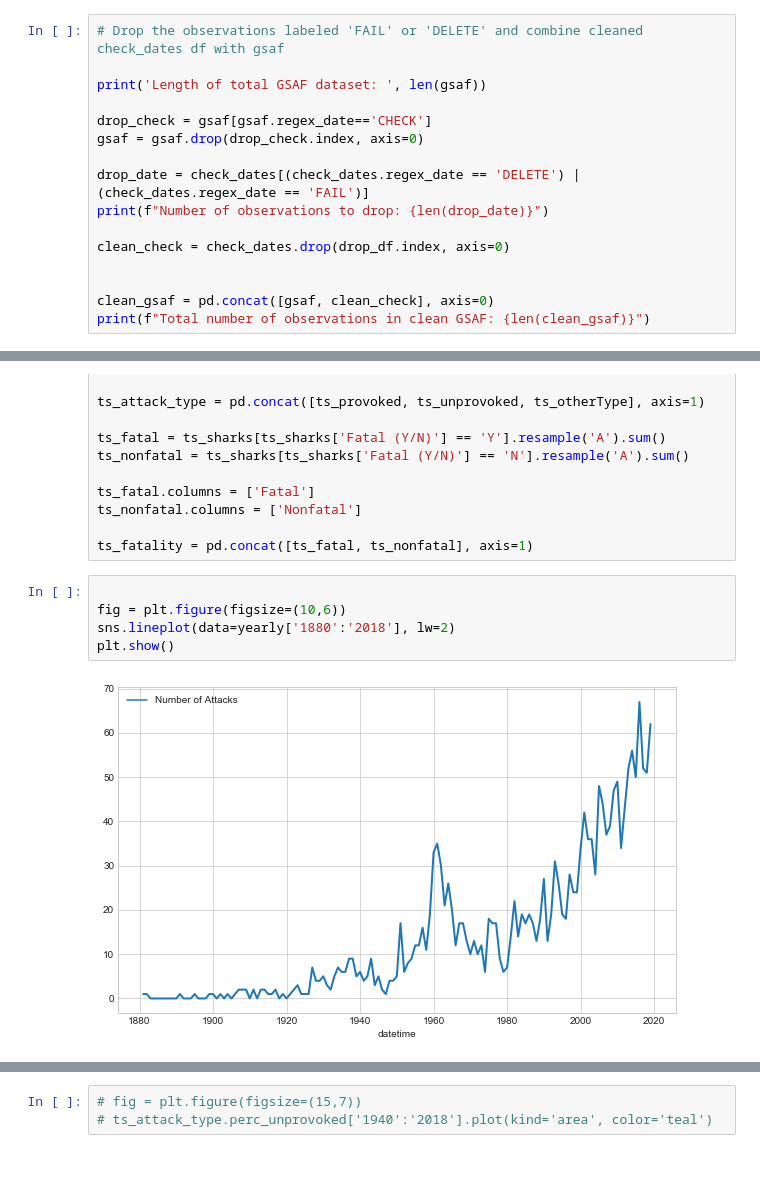
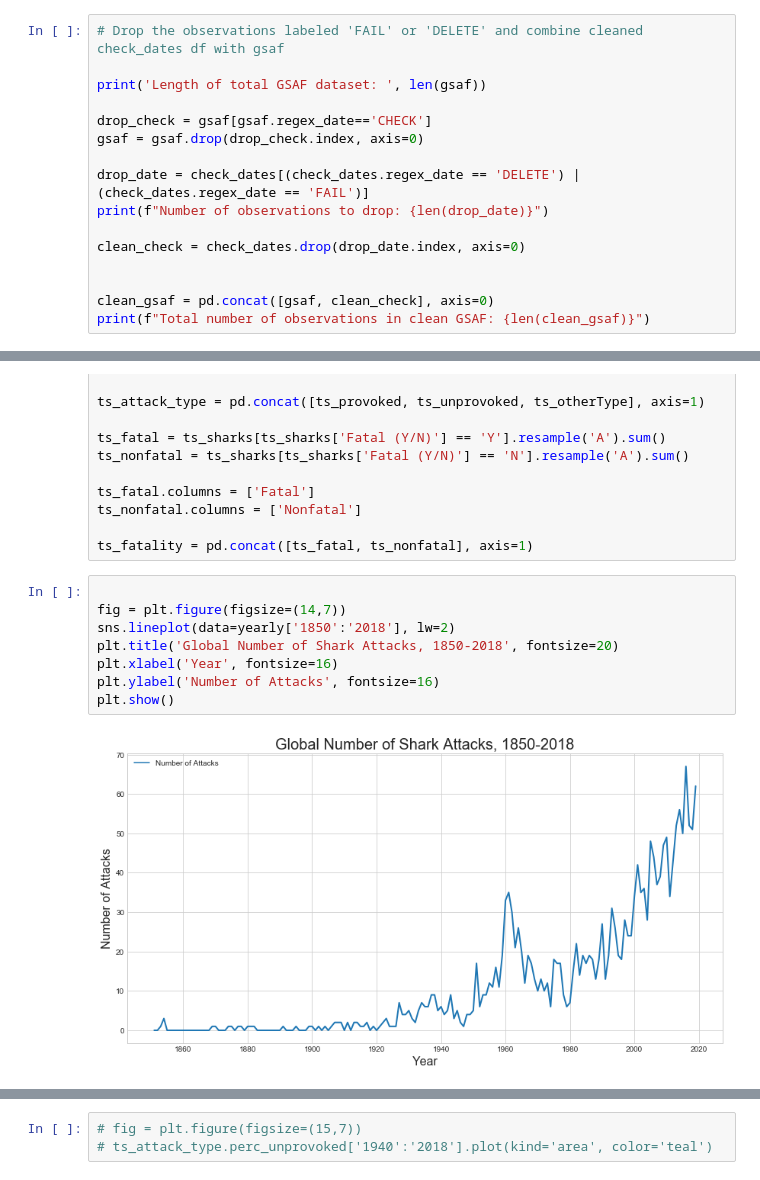
Before and after one commit to kpokrass/Shark_Attacks, a Jupyter notebook: shark_attacks.ipynb, the cells around one changed output, grey strips where cells are left out. Cells and saved outputs as stored; diff of their text form.

```diff
--- a/shark_attacks.ipynb
+++ b/shark_attacks.ipynb
@@ -378,7 +378,7 @@ gsaf = gsaf.drop(drop_check.index, axis=0)
 drop_date = check_dates[(check_dates.regex_date == 'DELETE') | (check_dates.regex_date == 'FAIL')]
 print(f"Number of observations to drop: {len(drop_date)}")
 
-clean_check = check_dates.drop(drop_df.index, axis=0)
+clean_check = check_dates.drop(drop_date.index, axis=0)
 
 
 clean_gsaf = pd.concat([gsaf, clean_check], axis=0)
@@ -707,10 +670,13 @@ ts_nonfatal.columns = ['Nonfatal']
 ts_fatality = pd.concat([ts_fatal, ts_nonfatal], axis=1)
 # %%
 
-fig = plt.figure(figsize=(10,6))
-sns.lineplot(data=yearly['1880':'2018'], lw=2)
+fig = plt.figure(figsize=(14,7))
+sns.lineplot(data=yearly['1850':'2018'], lw=2)
+plt.title('Global Number of Shark Attacks, 1850-2018', fontsize=20)
+plt.xlabel('Year', fontsize=16)
+plt.ylabel('Number of Attacks', fontsize=16)
 plt.show()
 # %% [output]
-[figure, old version]
+[figure, new version]
 # %%
 
```
Also changed, not shown: parts of 43 cells of this notebook.
